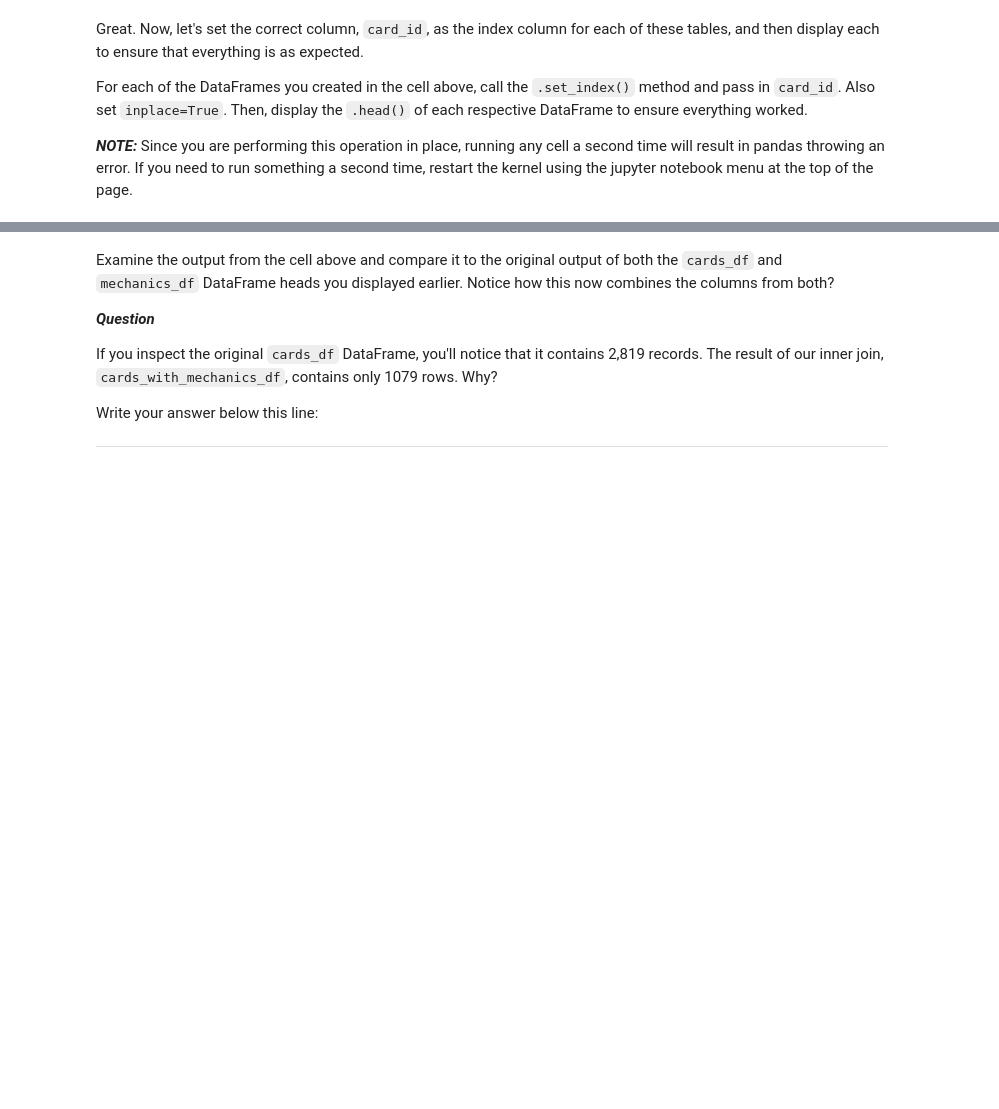
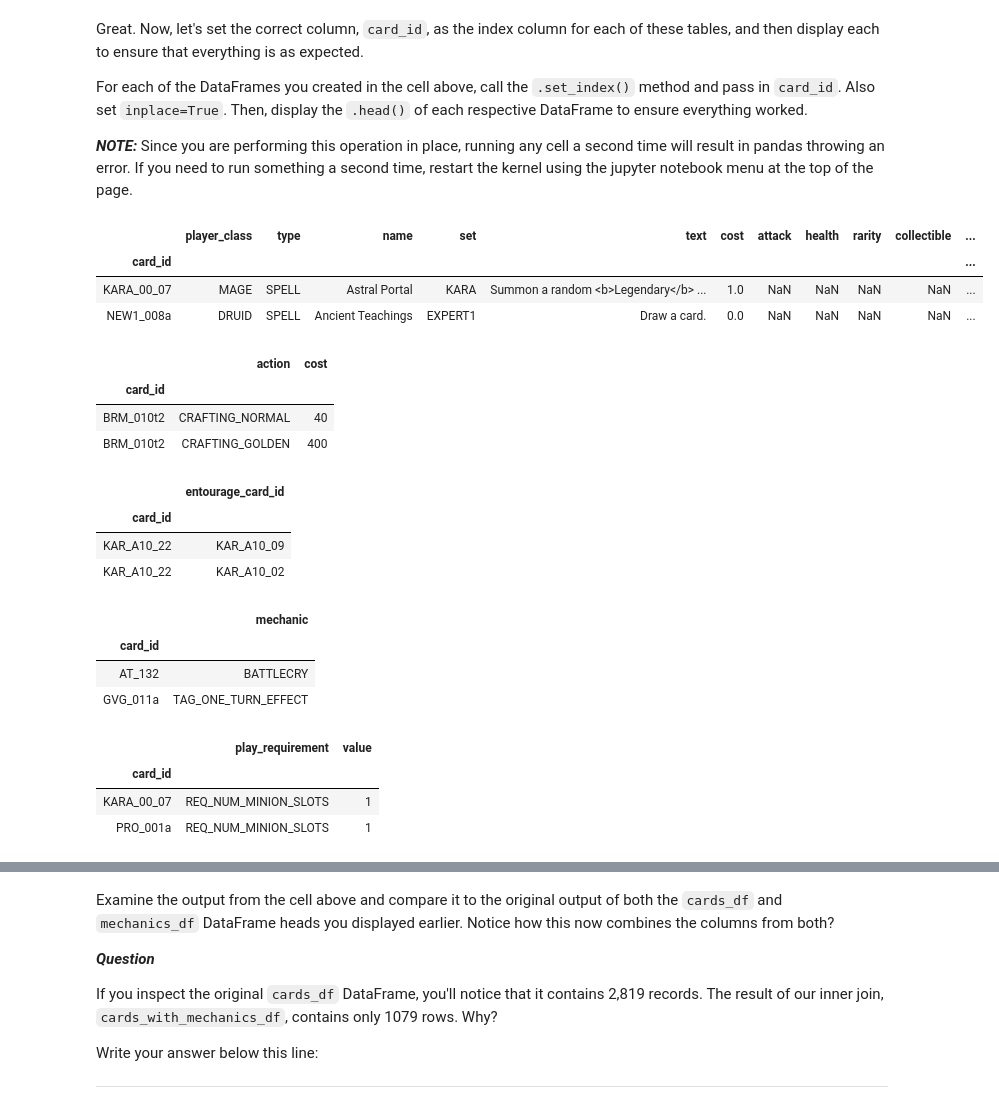
Before and after one commit to torresdavr/dsc-combining-dataframes-pandas-lab-online-ds-pt-100719, a Jupyter notebook: index.ipynb, the cells around one changed output, grey strips where cells are left out. Drawn from its saved outputs; the diff is of its cells as text; code cells hidden in the pictures; blank space fills up the shorter version.

```diff
--- a/index.ipynb
+++ b/index.ipynb
@@ -110,3 +219,38 @@ For each of the DataFrames you created in the cell above, call the `.set_index()
+# %%
+cards_df.head(2)
+# %% [output]
+|  | player_class | type | name | set | text | cost | attack | health | rarity | collectible | ... |
+| card_id |  |  |  |  |  |  |  |  |  |  | ... |
+| KARA_00_07 | MAGE | SPELL | Astral Portal | KARA | Summon a random <b>Legendary</b> ... | 1.0 | NaN | NaN | NaN | NaN | ... |
+| NEW1_008a | DRUID | SPELL | Ancient Teachings | EXPERT1 | Draw a card. | 0.0 | NaN | NaN | NaN | NaN | ... |
+# %%
+dust_df.head(2)
+# %% [output]
+|  | action | cost |
+| card_id |  |  |
+| BRM_010t2 | CRAFTING_NORMAL | 40 |
+| BRM_010t2 | CRAFTING_GOLDEN | 400 |
+# %%
+entourages_df.head(2)
+# %% [output]
+|  | entourage_card_id |
+| card_id |  |
+| KAR_A10_22 | KAR_A10_09 |
+| KAR_A10_22 | KAR_A10_02 |
+# %%
+mechanics_df.head(2)
+# %% [output]
+|  | mechanic |
+| card_id |  |
+| AT_132 | BATTLECRY |
+| GVG_011a | TAG_ONE_TURN_EFFECT |
+# %%
+play_requirements_df.head(2)
+# %% [output]
+|  | play_requirement | value |
+| card_id |  |  |
+| KARA_00_07 | REQ_NUM_MINION_SLOTS | 1 |
+| PRO_001a | REQ_NUM_MINION_SLOTS | 1 |
 # %% [markdown]
 ## Executing Joins
 
```
Also changed, not shown: parts of 20 cells of this notebook.
